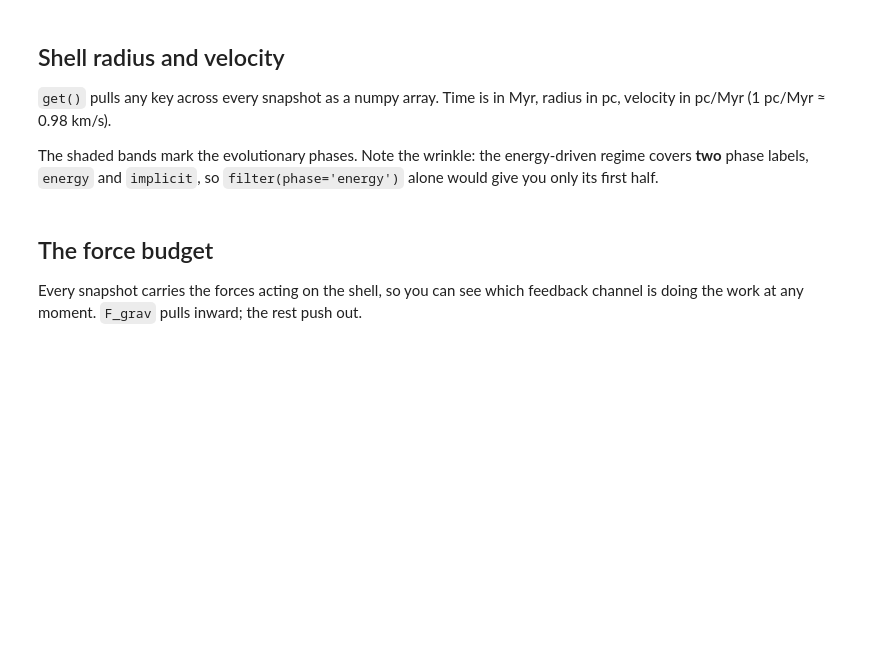
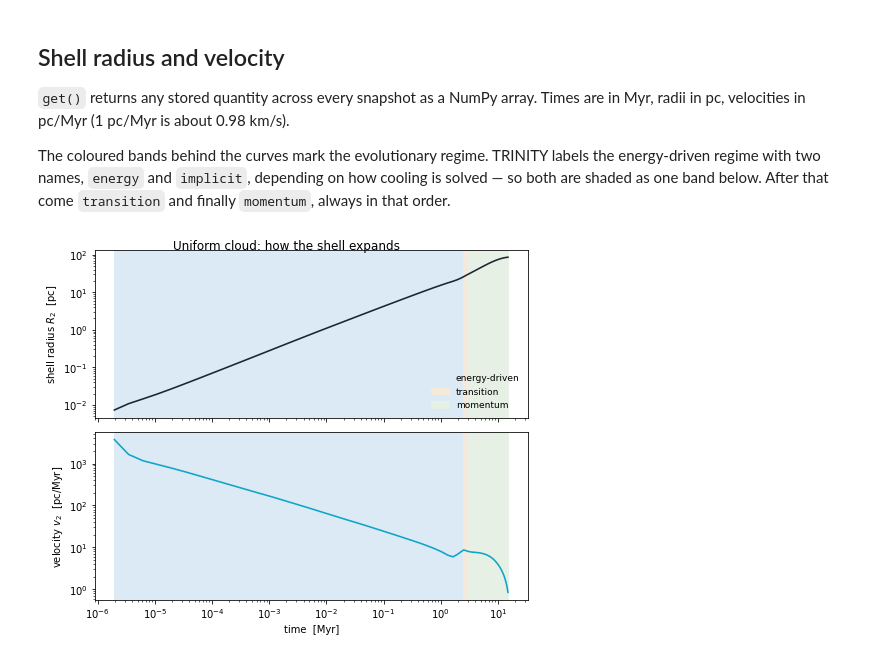
Before and after one commit to JiaWeiTeh/trinity, a Jupyter notebook: examples/quickstart.ipynb, the cells around one changed output. Cells and saved outputs as stored; diff of their text form; code cells hidden in the pictures; blank space fills up the shorter version.

```diff
--- a/examples/quickstart.ipynb
+++ b/examples/quickstart.ipynb
@@ -43,9 +83,10 @@ output.info()
 # %% [markdown]
 ## Shell radius and velocity
 
-`get()` pulls any key across every snapshot as a numpy array. Time is in Myr,
-radius in pc, velocity in pc/Myr (1 pc/Myr ≈ 0.98 km/s).
+`get()` returns any stored quantity across every snapshot as a NumPy array. Times are
+in Myr, radii in pc, velocities in pc/Myr (1 pc/Myr is about 0.98 km/s).
 
-The shaded bands mark the evolutionary phases. Note the wrinkle: the
-energy-driven regime covers **two** phase labels, `energy` and `implicit`, so
-`filter(phase='energy')` alone would give you only its first half.
+The coloured bands behind the curves mark the evolutionary regime. TRINITY labels the
+energy-driven regime with two names, `energy` and `implicit`, depending on how cooling
+is solved — so both are shaded as one band below. After that come `transition` and
+finally `momentum`, always in that order.
@@ -91,6 +93,61 @@ fig.tight_layout()
-# %% [markdown]
-## The force budget
-
-Every snapshot carries the forces acting on the shell, so you can see which
-feedback channel is doing the work at any moment. `F_grav` pulls inward; the
-rest push out.
+# %%
+# 'energy' and 'implicit' are two labels for the same physical regime.
+regime_of = {
+    'energy':     'energy-driven',
+    'implicit':   'energy-driven',
+    'transition': 'transition',
+    'momentum':   'momentum',
+}
+
+band_colour = {
+    'energy-driven': '#DCEAF5',
+    'transition':    '#F5E9DC',
+    'momentum':      '#E6F0E4',
+}
+
+
+def shade_regimes(ax, out):
+    """Shade the background of a time axis, one band per regime."""
+    times = out.get('t_now')
+    regimes = [regime_of[p] for p in out.get('current_phase', as_array=False)]
+
+    already_labelled = []
+    band_start = 0
+
+    for i in range(1, len(regimes) + 1):
+        last_snapshot = (i == len(regimes))
+        if last_snapshot or regimes[i] != regimes[band_start]:
+            name = regimes[band_start]
+            end = times[-1] if last_snapshot else times[i]
+
+            # Only label each regime once, so the legend has three entries.
+            label = None if name in already_labelled else name
+            already_labelled.append(name)
+
+            ax.axvspan(times[band_start], end, color=band_colour[name],
+                       zorder=0, label=label)
+            band_start = i
+
+
+time = run.get('t_now')
+
+fig, (top, bottom) = plt.subplots(2, 1, figsize=(7, 6), sharex=True)
+
+shade_regimes(top, run)
+top.plot(time, run.get('R2'), color='#1E2430', lw=1.6)
+top.set_ylabel('shell radius $R_2$  [pc]')
+top.legend(loc='lower right', fontsize=9, frameon=False)
+
+shade_regimes(bottom, run)
+bottom.plot(time, run.get('v2'), color='#0EA5C8', lw=1.6)
+bottom.set_ylabel('velocity $v_2$  [pc/Myr]')
+bottom.set_xlabel('time  [Myr]')
+
+top.set_yscale('log')
+bottom.set_yscale('log')
+bottom.set_xscale('log')
+
+fig.suptitle('Uniform cloud: how the shell expands', y=0.94)
+fig.tight_layout()
+# %% [output]
+[figure, added]
```
Also changed, not shown: parts of 21 cells of this notebook, 15 other files.
